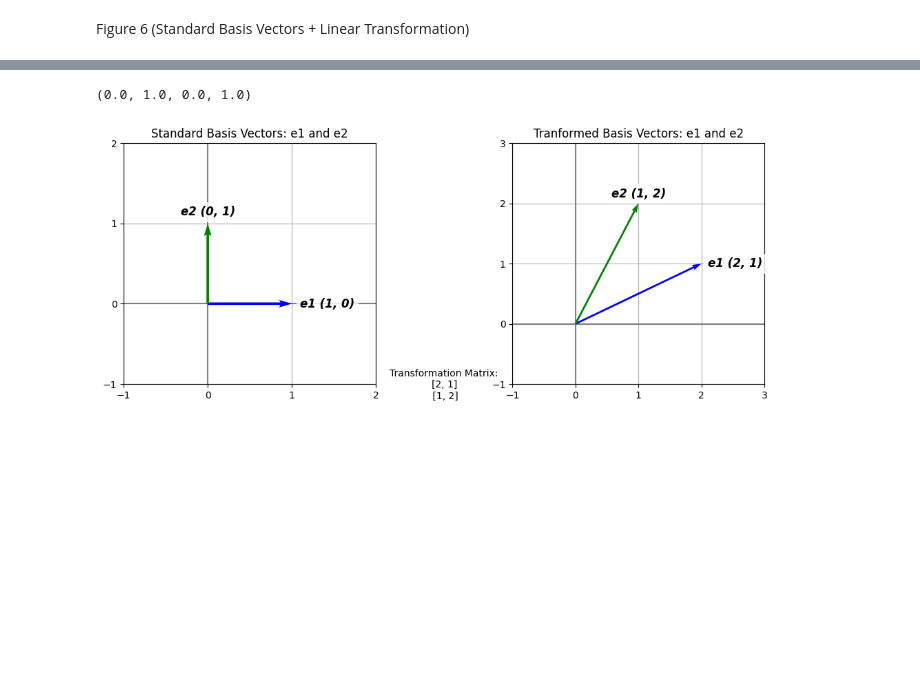
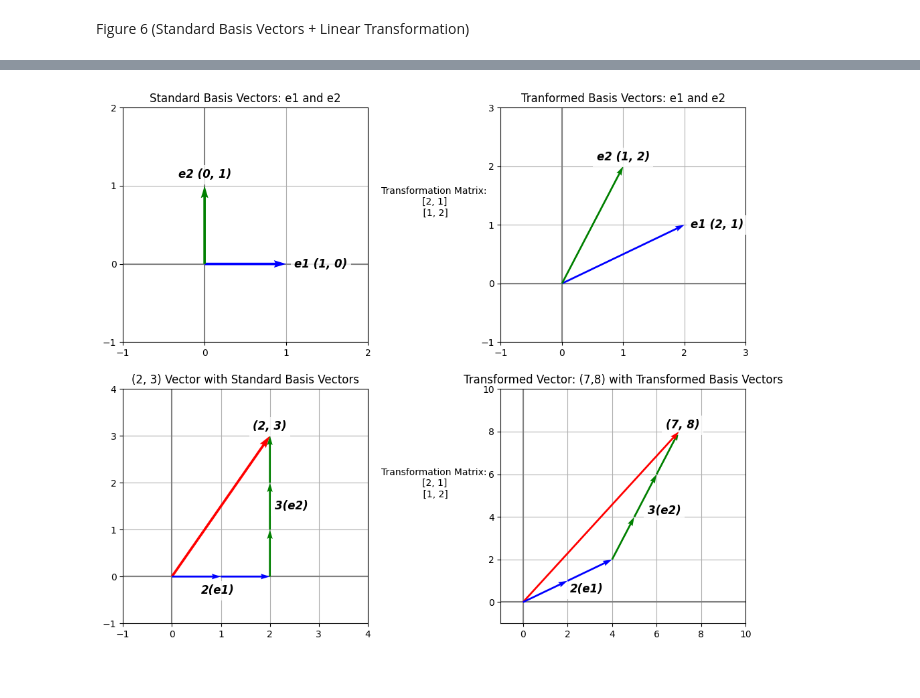
Before and after one commit to Keoni808/Visuals, a Jupyter notebook: Linear_Transformations_(Figures).ipynb, the cells around one changed output, grey strips where cells are left out. Drawn from its saved outputs; the diff is of its cells as text; code cells hidden in the pictures.

Commit message:
Finished new figure "StandardBasisVectors+LinearTransformations"

```diff
--- a/Linear_Transformations_(Figures).ipynb
+++ b/Linear_Transformations_(Figures).ipynb
@@ -351,8 +351,12 @@ Figure 6 (Standard Basis Vectors + Linear Transformation)
 std_basis_vector_x = np.array([1, 0])
 std_basis_vector_y = np.array([0, 1])
 
+vector = np.array([2, 3])
+
 A = np.array([[2, 1],
               [1, 2]])
 # %%
 codomain_basis_vector_x = A @ std_basis_vector_x
 codomain_basis_vector_y = A @ std_basis_vector_y
+# %%
+transformed_vector = A @ vector
@@ -359,5 +367,8 @@ codomain_basis_vector_y = A @ std_basis_vector_y
 # %%
 fig = plt.figure(figsize=(12, 10))
+
+
+############### TOP LEFT ###############
 
 # Creating standard basis vectors (e1 & e2)
 ax1 = fig.add_subplot(2, 15, (1, 6))
@@ -378,33 +389,98 @@ ax1.xaxis.set_major_locator(MultipleLocator(1))
 ax1.yaxis.set_major_locator(MultipleLocator(1))
 
 ax1.grid(True)
 ax1.set_title('Standard Basis Vectors: e1 and e2')
 
+
+############### BOTTOM LEFT ###############
+
+# Creating standard vector
+ax4 = fig.add_subplot(2, 15, (16, 21))
+ax4.quiver(0, 0, *vector, color=['r'], scale=1, scale_units='xy', angles='xy', width=.01, zorder=3)
+ax4.quiver(0, 0, *std_basis_vector_x, color=['b'], scale=1, scale_units='xy', angles='xy', zorder=3)
+ax4.quiver(1, 0, *std_basis_vector_x, color=['b'], scale=1, scale_units='xy', angles='xy', zorder=3)
+ax4.quiver(2, 0, *std_basis_vector_y, color=['g'], scale=1, scale_units='xy', angles='xy', zorder=3)
+ax4.quiver(2, 1, *std_basis_vector_y, color=['g'], scale=1, scale_units='xy', angles='xy', zorder=3)
+ax4.quiver(2, 2, *std_basis_vector_y, color=['g'], scale=1, scale_units='xy', angles='xy', zorder=3)
+
+ax4.text(.6, -.3, '2(e1)', color='black', verticalalignment='center', fontsize=12, fontweight='bold', style='italic', bbox=dict(facecolor='white', alpha=0.8, edgecolor='none'))
+ax4.text(2.1, 1.5, '3(e2)', color='black', verticalalignment='center', fontsize=12, fontweight='bold', style='italic', bbox=dict(facecolor='white', alpha=0.8, edgecolor='none'))
+ax4.text(1.65, 3.2, '(2, 3)', color='black', verticalalignment='center', fontsize=12, fontweight='bold', style='italic', bbox=dict(facecolor='white', alpha=0.8, edgecolor='none'))
+
+ax4.set_xlim(-1, 4)
+ax4.set_ylim(-1, 4)
+ax4.axhline(0, color='grey', linewidth=1.5)
+ax4.axvline(0, color='grey', linewidth=1.5)
+
+ax4.grid(True)
+ax4.set_title('(2, 3) Vector with Standard Basis Vectors')
+
+
+############### TOP RIGHT ###############
+
 ax2 = fig.add_subplot(2, 15, (10, 15))
 ax2.quiver(0, 0, *codomain_basis_vector_x, color=['b'], scale=1, linewidth=2.0, scale_units='xy', angles='xy', zorder=3)
 ax2.quiver(0, 0, *codomain_basis_vector_y, color=['g'], scale=1, linewidth=2.0, scale_units='xy', angles='xy', zorder=3)
 
 # Adding enhanced text annotations
 ax2.text(2.1, 1, 'e1 (2, 1)', color='black', verticalalignment='center', fontsize=12, fontweight='bold', style='italic', bbox=dict(facecolor='white', alpha=0.8, edgecolor='none'))
 ax2.text(1, 2.1, 'e2 (1, 2)', color='black', horizontalalignment='center', fontsize=12, fontweight='bold', style='italic', bbox=dict(facecolor='white', alpha=0.8, edgecolor='none'))
 
 ax2.set_xlim(-1, 3)
 ax2.set_ylim(-1, 3)
 ax2.axhline(0, color='grey', linewidth=1.5)
 ax2.axvline(0, color='grey', linewidth=1.5)
 
 ax2.xaxis.set_major_locator(MultipleLocator(1))
 ax2.yaxis.set_major_locator(MultipleLocator(1))
 
 ax2.grid(True)
 ax2.set_title('Tranformed Basis Vectors: e1 and e2')
 
+
+############### BOTTOM RIGHT ###############
+
+ax5 = fig.add_subplot(2, 15, (25, 30))
+ax5.quiver(0, 0, *transformed_vector, color=['r'], scale=1, linewidth=2.0, scale_units='xy', angles='xy', zorder=4)
+ax5.quiver(0, 0, *codomain_basis_vector_x, color=['b'], scale=1, linewidth=2.0, scale_units='xy', angles='xy', zorder=4)
+ax5.quiver(*codomain_basis_vector_x, *codomain_basis_vector_x, color=['b'], scale=1, linewidth=2.0, scale_units='xy', angles='xy', zorder=4)
+ax5.quiver(*(2*codomain_basis_vector_x), *codomain_basis_vector_y, color=['g'], scale=1, linewidth=2.0, scale_units='xy', angles='xy', zorder=4)
+ax5.quiver(*(2*codomain_basis_vector_x + codomain_basis_vector_y), *codomain_basis_vector_y, color=['g'], scale=1, linewidth=2.0, scale_units='xy', angles='xy', zorder=4)
+ax5.quiver(*(2*codomain_basis_vector_x + 2*codomain_basis_vector_y), *codomain_basis_vector_y, color=['g'], scale=1, linewidth=2.0, scale_units='xy', angles='xy', zorder=3)
+
+ax5.text(2.1, .6, '2(e1)', color='black', verticalalignment='center', fontsize=12, fontweight='bold', style='italic', bbox=dict(facecolor='white', alpha=0.8, edgecolor='none'))
+ax5.text(5.6, 4.3, '3(e2)', color='black', verticalalignment='center', fontsize=12, fontweight='bold', style='italic', bbox=dict(facecolor='white', alpha=0.8, edgecolor='none'))
+ax5.text(6.4, 8.3, '(7, 8)', color='black', verticalalignment='center', fontsize=12, fontweight='bold', style='italic', bbox=dict(facecolor='white', alpha=0.8, edgecolor='none'))
+
+ax5.set_xlim(-1, 10)
+ax5.set_ylim(-1, 10)
+ax5.axhline(0, color='grey', linewidth=1.5)
+ax5.axvline(0, color='grey', linewidth=1.5)
+
+ax2.xaxis.set_major_locator(MultipleLocator(1))
+ax2.yaxis.set_major_locator(MultipleLocator(1))
+
+ax5.grid(True)
+ax5.set_title('Transformed Vector: (7,8) with Transformed Basis Vectors')
+
+
+############### TRANSFORMATION MATRIX TOP ###############
+
 matrix_str = f'Transformation Matrix:\n[2, 1]\n [1, 2]'
-ax3 = fig.add_subplot(1,15, 8)
+
+ax3 = fig.add_subplot(2,15, 8)
 ax3.annotate(matrix_str, xy=(.5, .5), xycoords='data', textcoords='offset points',
              xytext=(0, 10), ha='center', fontsize=10, color='black')
 
 ax3.axis('off')
+
+############### TRANSFORMATION MATRIX BOTTOM ###############
+ax6 = fig.add_subplot(2,15, 23)
+ax6.annotate(matrix_str, xy=(.5, .5), xycoords='data', textcoords='offset points',
+             xytext=(0, 10), ha='center', fontsize=10, color='black')
+
+ax6.axis('off')
+
+fig.savefig('StandardBasisVectors+LinearTransformation.png')
 # %% [output]
-(0.0, 1.0, 0.0, 1.0)
-[figure, old version]
+[figure, new version]
```
Also changed, not shown: parts of 3 cells of this notebook.
